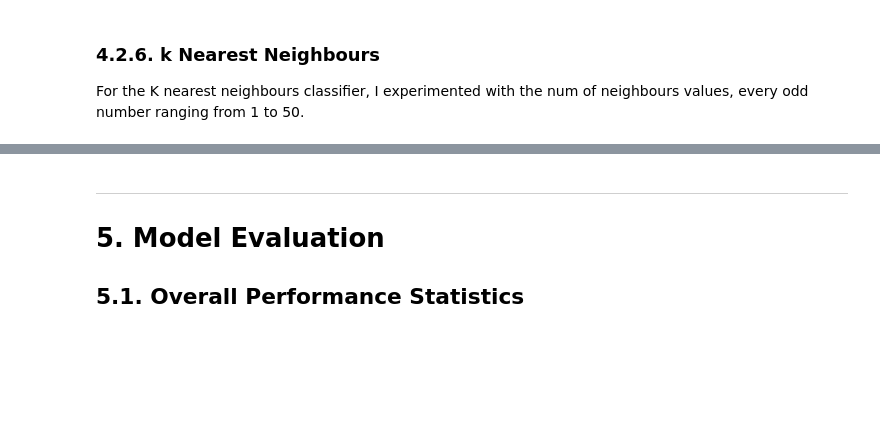
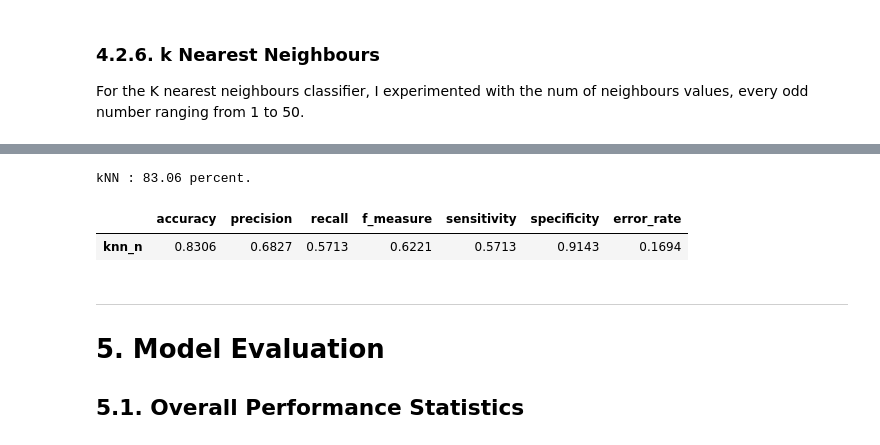
Before and after one commit to chiranjeevi-manike/IBM-Cognitiveclass.ai, a Jupyter notebook: Adult_Income_Analysis.ipynb, the cells around one changed output, grey strips where cells are left out. Saved outputs shown, nothing was run; the diff lists cells and outputs as text; code cells hidden in the pictures; blank space fills up the shorter version.

```diff
--- a/Adult_Income_Analysis.ipynb
+++ b/Adult_Income_Analysis.ipynb
@@ -971,3 +972,20 @@ display(ovl_knn)
+# %%
+clf_knn = KNeighborsClassifier(n_neighbors=55)
+
+clf_knn_n = clf_knn.fit(train_data, train_label)
+
+clf_knn_n_pred = clf_knn_n.predict(test_data)
+knn_n = model_eval(test_label, clf_knn_n_pred)
+print('kNN : %.2f percent.' % (round(knn_n['accuracy']*100,2)))
+# %% [output]
+kNN : 83.06 percent.
+# %%
+#printmd('### 3.5.2. Model Evaulation ')
+ovl_knn_n = round(pd.DataFrame([knn_n], index = ['knn_n']),4)
+display(ovl_knn_n)
+# %% [output]
+|  | accuracy | precision | recall | f_measure | sensitivity | specificity | error_rate |
+| knn_n | 0.8306 | 0.6827 | 0.5713 | 0.6221 | 0.5713 | 0.9143 | 0.1694 |
 # %% [markdown]
 ---
 # 5. Model Evaluation
```
Also changed, not shown: parts of 16 cells of this notebook.
